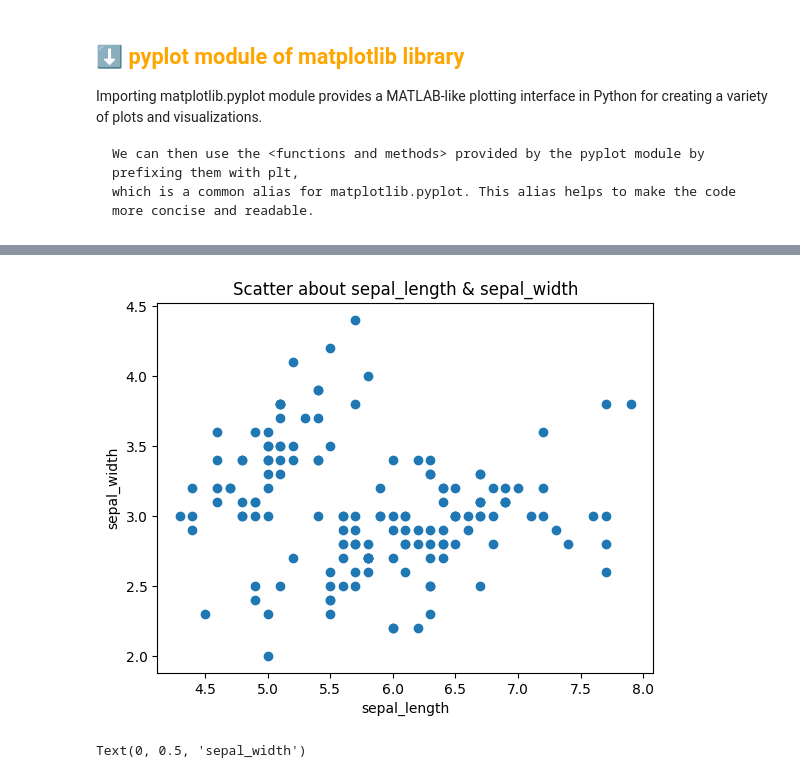
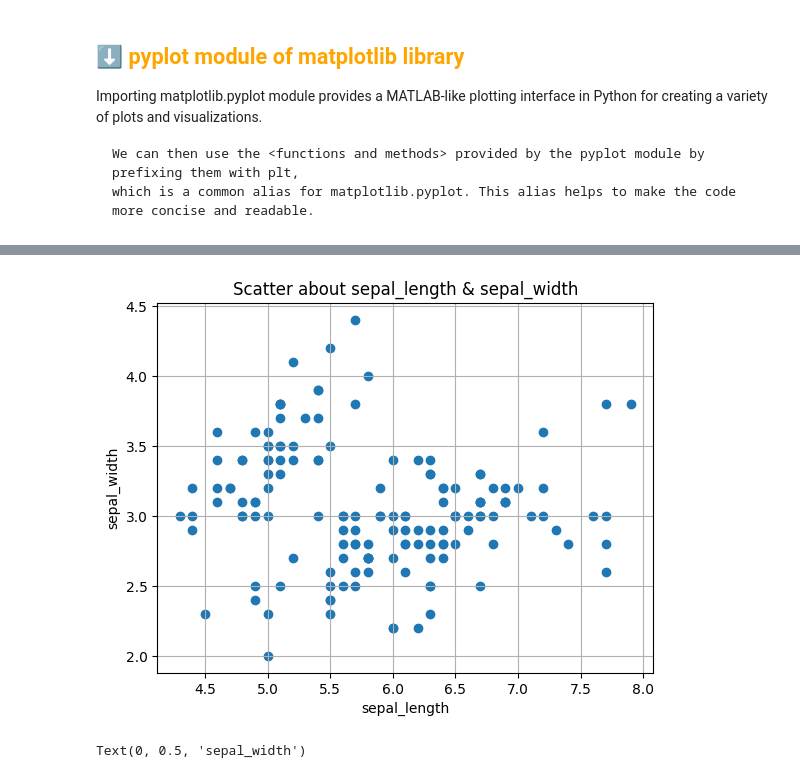
Before and after one commit to SEOWOOJI/Pandas_Stats_Data_Analysis_2025, a Jupyter notebook: scikit_learn.ipynb, the cells around one changed output, grey strips where cells are left out. Drawn from its saved outputs; the diff is of its cells as text; code cells hidden in the pictures.

```diff
--- a/scikit_learn.ipynb
+++ b/scikit_learn.ipynb
@@ -65,14 +123,15 @@ Importing matplotlib.pyplot module provides a MATLAB-like plotting interface in
 # %%
 x = list(df['sepal_length'])
 y = list(df['sepal_width'])
 
 plt.scatter(x, y)
 plt.xlabel('sepal_length')
 plt.ylabel('sepal_width')
 plt.title('Scatter about sepal_length & sepal_width')
+plt.grid(True)
 plt.show()
 # %% [output]
-[figure, old version]
+[figure, new version]
 # %%
 # The function list(): It selects the 'sepal_length' column from the DataFrame df and converts it into a list named x.
 # Each element in the list corresponds to the value of 'sepal_length' for a particular row in the DataFrame.
```
Also changed, not shown: parts of 25 cells of this notebook.
